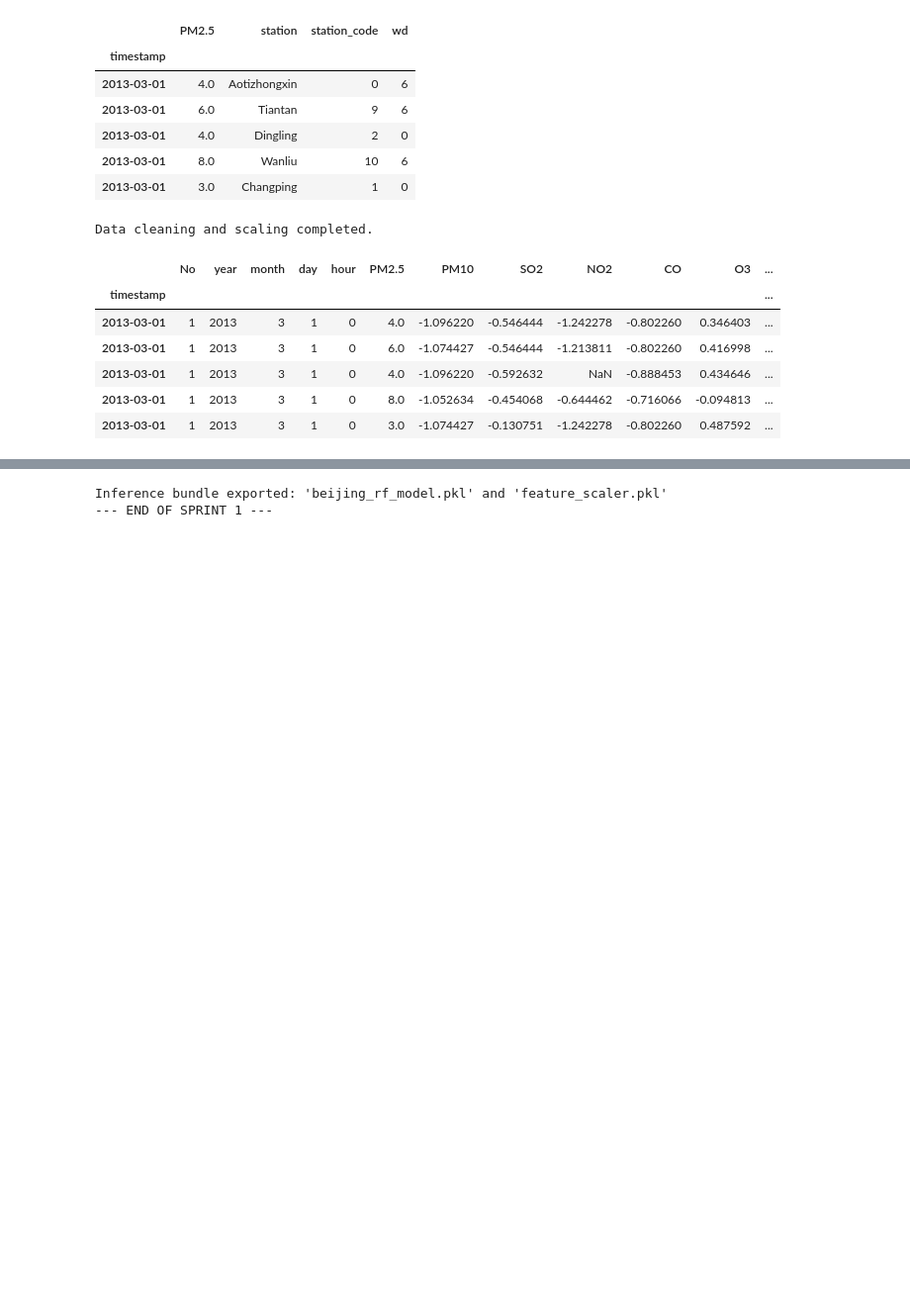
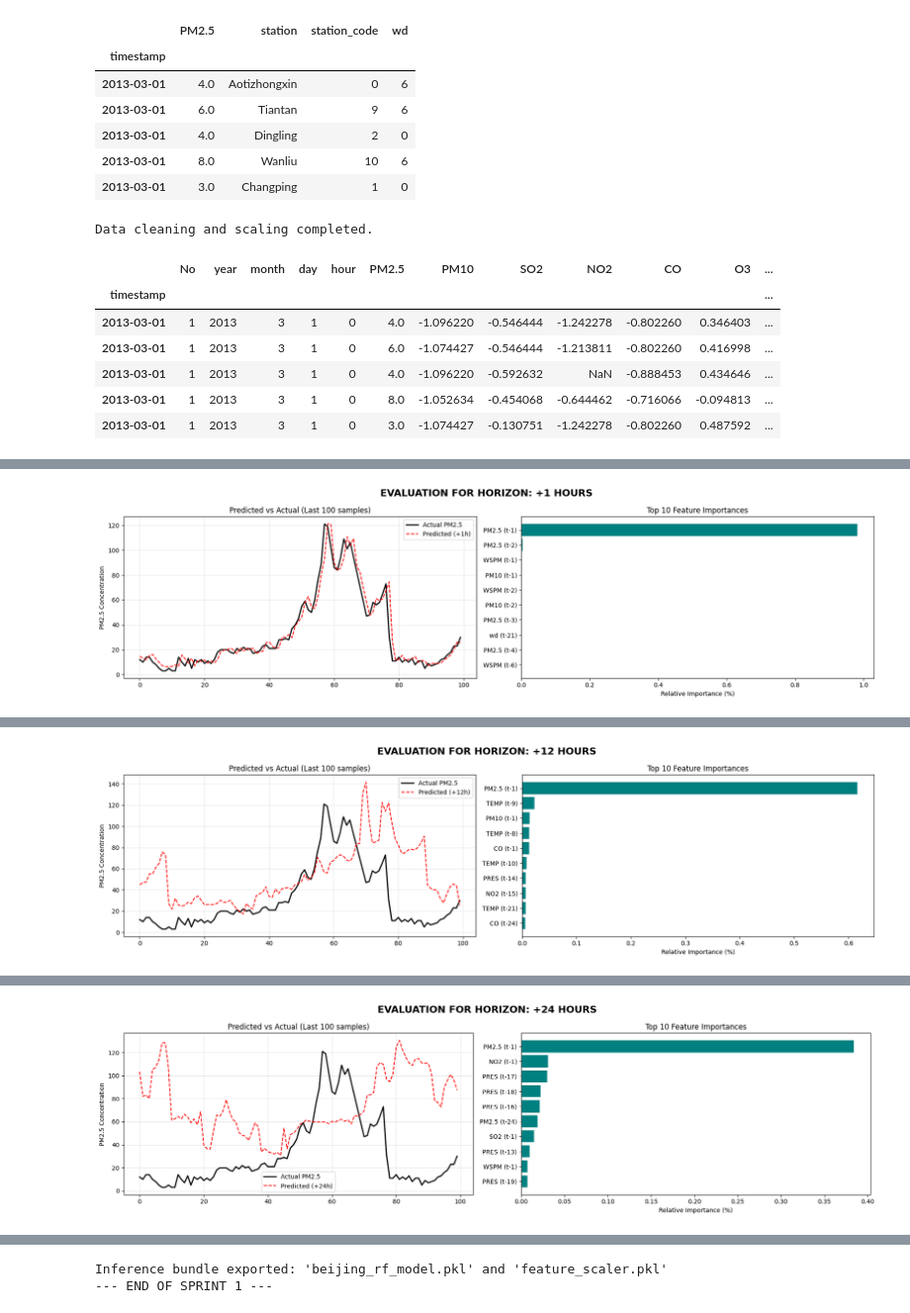
Before and after one commit to hugogs7/AIRCAST, a Jupyter notebook: aircast code.ipynb, the cells around one changed output, grey strips where cells are left out. Shown at 99% size. Drawn from its saved outputs; the diff is of its cells as text; code cells hidden in the pictures; blank space fills up the shorter version.

```diff
--- a/aircast code.ipynb
+++ b/aircast code.ipynb
@@ -228,19 +182,0 @@ Test RMSE: 19.17
-# %%
-# US #28: Time-series evaluation report
-
-mse = mean_squared_error(y_test, test_pred)
-r2 = r2_score(y_test, test_pred)
-
-print(f"--- EVALUATION REPORT ---")
-print(f"Mean Squared Error (MSE): {mse:.4f}")
-print(f"R2 Score: {r2:.4f}")
-
-# Visualización Predicho vs Real (últimas 100 horas del test para que se vea bien)
-plt.figure(figsize=(15, 5))
-plt.plot(y_test[-100:], label="Actual PM2.5 (Beijing)", color='black', linewidth=2)
-plt.plot(test_pred[-100:], label="Predicted PM2.5 (RF)", color='red', linestyle='--')
-plt.title("Beijing Air Quality: Predicted vs Actual (Last 100h)")
-plt.legend()
-plt.ylabel("PM2.5 Concentration")
-plt.grid(True, alpha=0.3)
-plt.show()
@@ -331,0 +235,56 @@ If the distribution is centered at 0, the model is unbiased.
+# %%
+# US #28: Comprehensive Evaluation Report (Multivariate Features)
+import matplotlib.pyplot as plt
+import numpy as np
+
+# 1. Imprimir Tabla Comparativa de Métricas
+print("========================================")
+print("     HORIZON PERFORMANCE COMPARISON     ")
+print("========================================")
+print(f"{'Horizon':<10} | {'R2 Score (%)':<12} | {'RMSE (µg/m³)':<15}")
+print("-" * 40)
+for h in HORIZONS:
+    m = metrics_dict[h]
+    print(f"+{h}h{' ':<7} | {m['R2']*100:>11.2f}% | {m['RMSE']:>13.2f}")
+print("========================================\n")
+
+# 2. Generar nombres de features aplanadas para la gráfica de importancia
+feature_names = []
+for i in range(LOOKBACK, 0, -1):
+    for col in FEATURE_COLS:
+        feature_names.append(f"{col} (t-{i})")
+
+# 3. Dibujar gráficos para cada horizonte
+for h in HORIZONS:
+    y_true = predictions_dict[h]['y_true']
+    y_pred = predictions_dict[h]['y_pred']
+    importances = feature_importances_dict[h]
+
+    fig, axes = plt.subplots(1, 2, figsize=(18, 5))
+    fig.suptitle(f"EVALUATION FOR HORIZON: +{h} HOURS", fontsize=16, fontweight='bold')
+
+    # Gráfico A: Predicho vs Real (Últimas 100 horas) -> axes[0]  ✅
+    axes[0].plot(y_true[-100:], label="Actual PM2.5", color='black', linewidth=2)
+    axes[0].plot(y_pred[-100:], label=f"Predicted (+{h}h)", color='red', linestyle='--')
+    axes[0].set_title(f"Predicted vs Actual (Last 100 samples)")
+    axes[0].set_ylabel("PM2.5 Concentration")
+    axes[0].legend()
+    axes[0].grid(True, alpha=0.3)
+
+    # Gráfico B: Top 10 Feature Importances -> axes[1]  ✅
+    indices = np.argsort(importances)[-10:]
+    axes[1].barh(range(len(indices)), importances[indices], color='teal', align='center')
+    axes[1].set_yticks(range(len(indices)))
+    axes[1].set_yticklabels([feature_names[i] for i in indices])
+    axes[1].set_title(f"Top 10 Feature Importances")
+    axes[1].set_xlabel('Relative Importance (%)')
+
+    plt.tight_layout()
+    plt.show()
+
+    # Imprimir los números exactos del Top 5 de importancia
+    print(f"Top 5 Drivers for +{h}h forecast:")
+    for i in reversed(indices[-5:]):
+        print(f"  - {feature_names[i]:<15}: {importances[i]*100:.2f}%")
+    print("-" * 80)
+# %% [output]
@@ -331,0 +300 @@ If the distribution is centered at 0, the model is unbiased.
+[figure, added]
@@ -331,0 +308 @@ If the distribution is centered at 0, the model is unbiased.
+[figure, added]
@@ -331,0 +316 @@ If the distribution is centered at 0, the model is unbiased.
+[figure, added]
```
Also changed, not shown: parts of 8 cells of this notebook, 1 other file.
